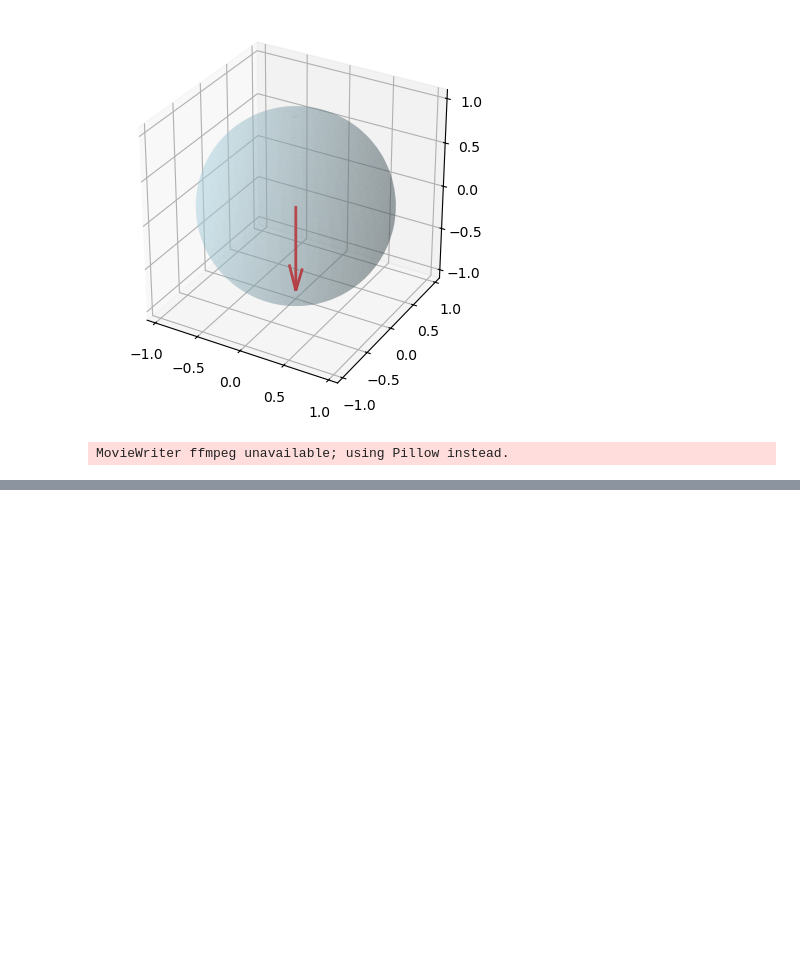
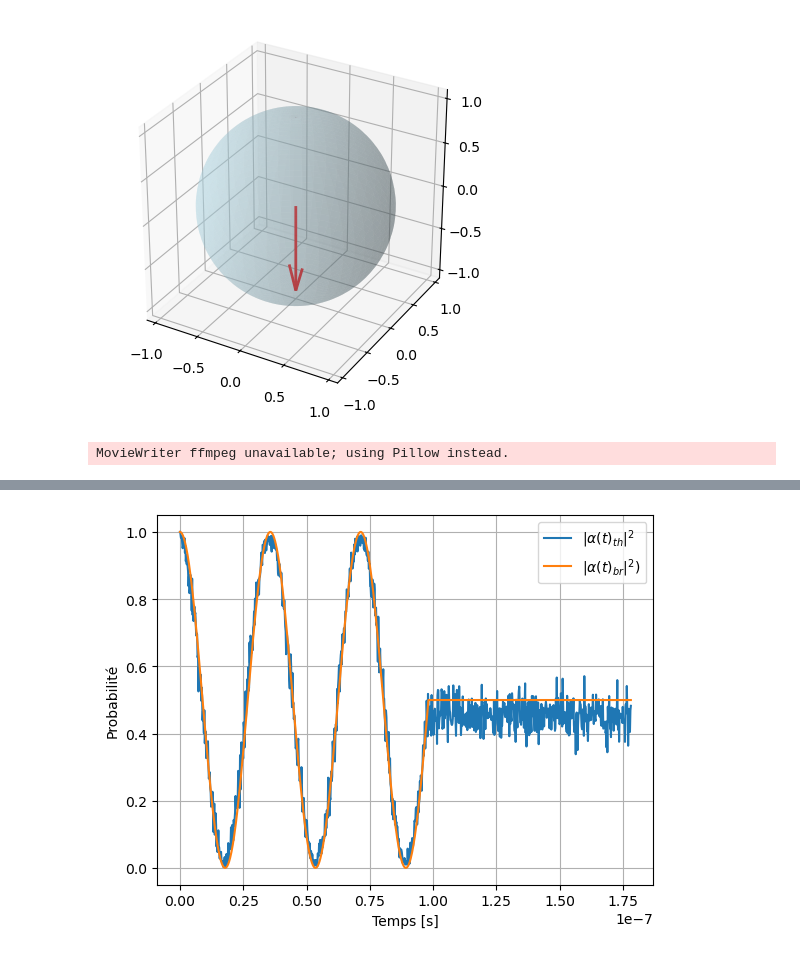
Before and after one commit to Gepepe91/projet_qubit, a Jupyter notebook: codes/visualisation_naive.ipynb, the cells around one changed output, grey strips where cells are left out. Saved outputs shown, nothing was run; the diff lists cells and outputs as text; code cells hidden in the pictures; blank space fills up the shorter version.

```diff
--- a/codes/visualisation_naive.ipynb
+++ b/codes/visualisation_naive.ipynb
@@ -71,0 +72,24 @@ plt.show()
+# %%
+# Affichage des probabilités de |0> et |1> :
+
+import numpy as np
+import matplotlib.pyplot as plt
+
+time = np.loadtxt("oscillating_magnetic_field_with_noise_and_correction.csv", delimiter=" ", skiprows=1, usecols=0)
+#theta = np.loadtxt("dynamic_data.csv", delimiter=" ", skiprows=1, usecols=1)
+#phi = np.loadtxt("dynamic_data.csv", delimiter=" ", skiprows=1, usecols=2)
+P1 = np.loadtxt("oscillating_magnetic_field_with_noise_and_correction.csv", delimiter=" ", skiprows=1, usecols=3)  # Colonne proba de |0> , abs(alpha)
+P2 = np.loadtxt("oscillating_magnetic_field_with_noise_and_correction.csv", delimiter=" ", skiprows=1, usecols=4)  # Colonne probab de |1> , abs(beta)
+
+P11 = np.loadtxt("preparation_qubit.csv", delimiter=" ", skiprows=1, usecols=3)  # Colonne proba de |0> , abs(alpha)
+P22 = np.loadtxt("preparation_qubit.csv", delimiter=" ", skiprows=1, usecols=4)  # Colonne probab de |1> , abs(beta)
+
+plt.plot(time , P1 , label=r'$|{\alpha}(t)_{th}|^2$' )
+plt.plot(time , P11 , label=r'$|{\alpha}(t)_{br}|^2$)')
+plt.xlabel("Temps [s]")
+plt.ylabel("Probabilité")
+plt.grid()
+plt.legend()
+plt.show()
+# %% [output]
+[figure, added]
```
Also changed, not shown: parts of 1 cell of this notebook, 15 other files.
